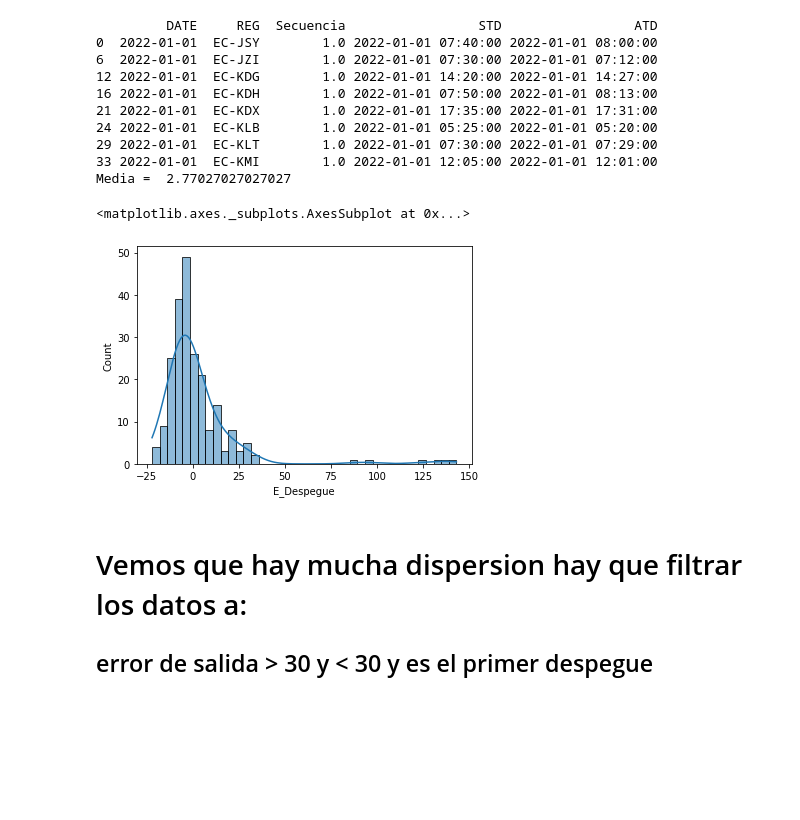
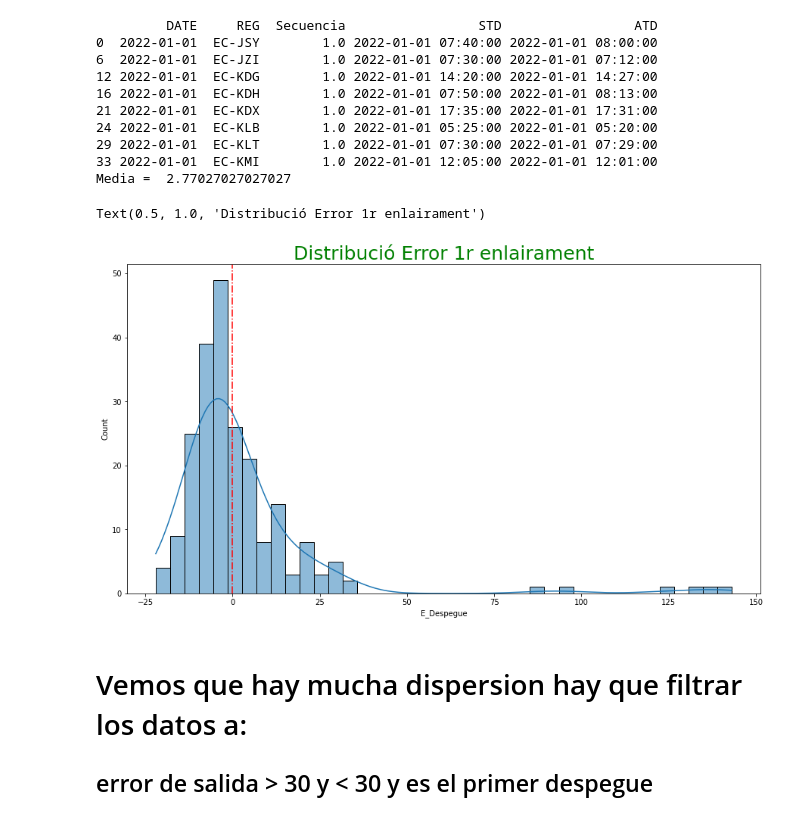
Before and after one commit to JMML2021/Avaluaci-final-per-passar-a-projecte, a Jupyter notebook: Calculo Vueling 2022 con codigos Rev G.ipynb, the cells around one changed output. Cells and saved outputs as stored; diff of their text form; code cells hidden in the pictures; blank space fills up the shorter version.

```diff
--- a/Calculo Vueling 2022 con codigos Rev G.ipynb
+++ b/Calculo Vueling 2022 con codigos Rev G.ipynb
@@ -508,11 +504,14 @@ print('Media = ', df1['E_Despegue'].mean())
 29 2022-01-01  EC-KLT        1.0 2022-01-01 07:30:00 2022-01-01 07:29:00
 33 2022-01-01  EC-KMI        1.0 2022-01-01 12:05:00 2022-01-01 12:01:00
 Media =  2.77027027027027
-# %%
-sns.histplot(data= df1.E_Despegue, kde= True)
-# %% [output]
-<matplotlib.axes._subplots.AxesSubplot at 0x...>
-[figure, removed]
+# %%
+plt.figure(figsize = (15,8))
+p= sns.histplot(data= df1.E_Despegue, kde= True)
+p.axvline(x = 0, ymin=0, ymax= 12, color='red', linestyle= 'dashdot') # Objetivo
+p.set_title('Distribució Error 1r enlairament', fontsize=25, color='green')
+# %% [output]
+Text(0.5, 1.0, 'Distribució Error 1r enlairament')
+[figure, added]
 # %% [markdown]
 # Vemos que hay mucha dispersion hay que filtrar los datos a:
 ## error de salida > 30 y < 30 y es el primer despegue
```
Also changed, not shown: parts of 49 cells of this notebook.
